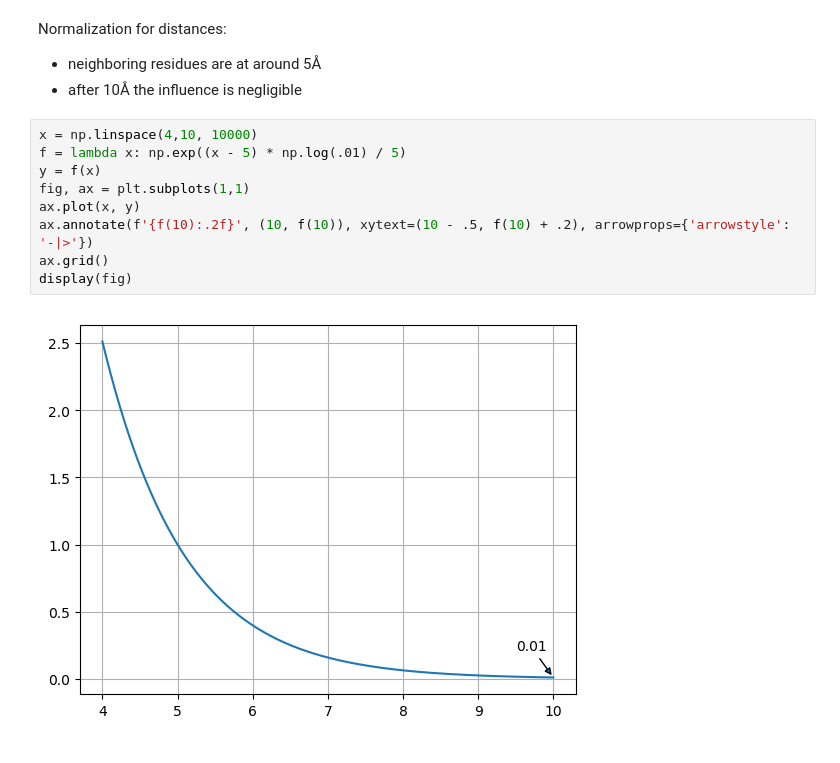
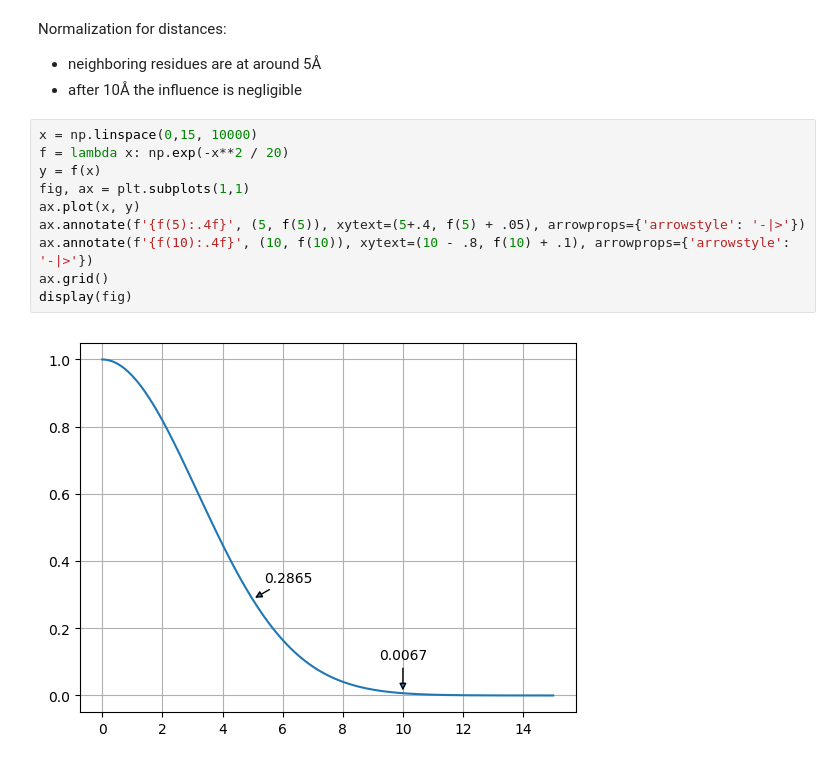
Before and after one commit to baldassarreFe/graphqa, a Jupyter notebook: notebooks/Dataset.ipynb, the cells around one changed output. Drawn from its saved outputs; the diff is of its cells as text.

```diff
--- a/notebooks/Dataset.ipynb
+++ b/notebooks/Dataset.ipynb
@@ -347,16 +349,17 @@ Normalization for distances:
 - neighboring residues are at around 5Å
 - after 10Å the influence is negligible
 # %%
-x = np.linspace(4,10, 10000)
-f = lambda x: np.exp((x - 5) * np.log(.01) / 5)
+x = np.linspace(0,15, 10000)
+f = lambda x: np.exp(-x**2 / 20)
 y = f(x)
 fig, ax = plt.subplots(1,1)
 ax.plot(x, y)
-ax.annotate(f'{f(10):.2f}', (10, f(10)), xytext=(10 - .5, f(10) + .2), arrowprops={'arrowstyle': '-|>'})
+ax.annotate(f'{f(5):.4f}', (5, f(5)), xytext=(5+.4, f(5) + .05), arrowprops={'arrowstyle': '-|>'})
+ax.annotate(f'{f(10):.4f}', (10, f(10)), xytext=(10 - .8, f(10) + .1), arrowprops={'arrowstyle': '-|>'})
 ax.grid()
 display(fig)
 # %% [output]
-[figure, old version]
+[figure, new version]
 # %%
 model_idx = 10
 
```
Also changed, not shown: parts of 16 cells of this notebook, 5 other files.
